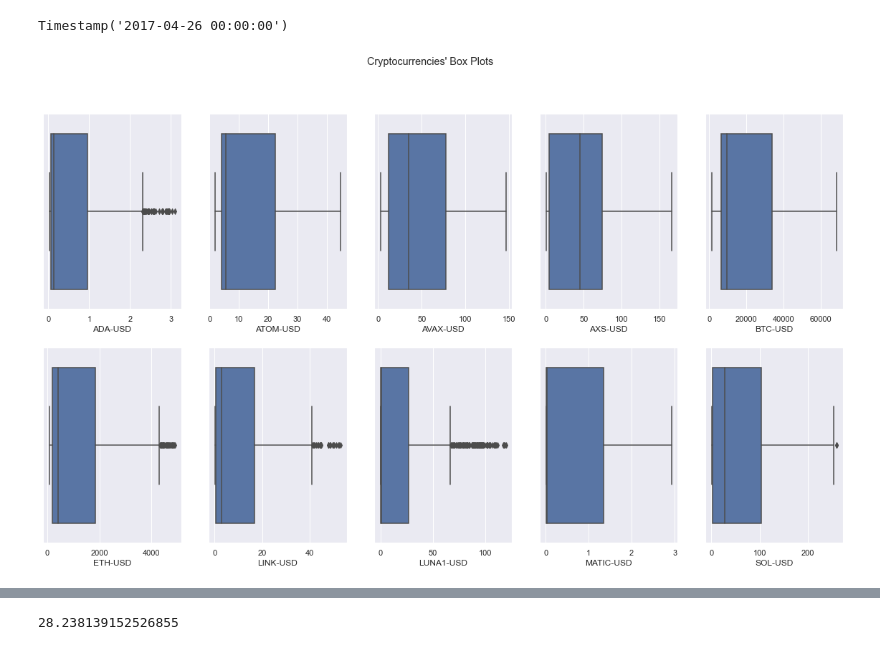
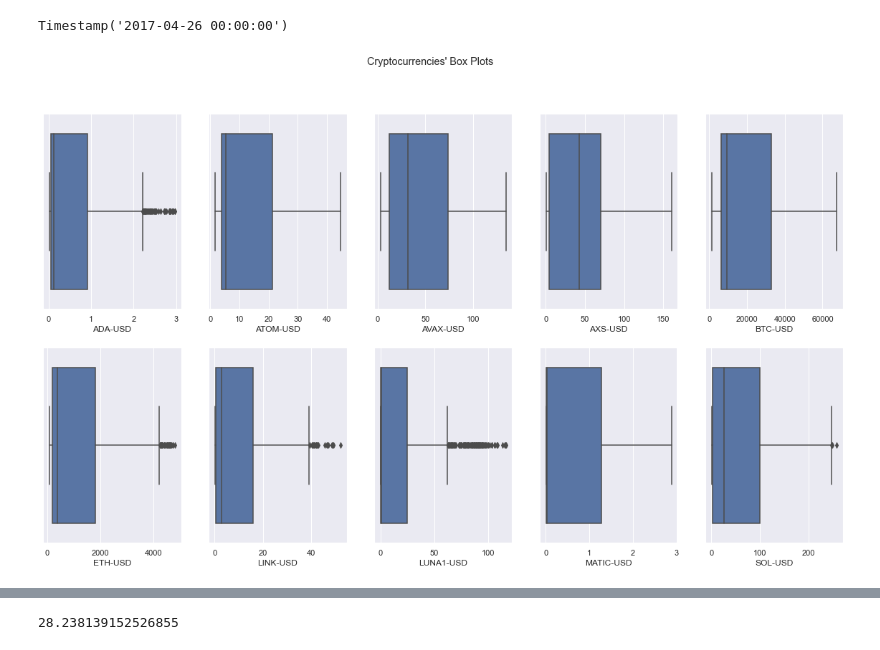
Before and after one commit to diogobulhosa/BC4, a Jupyter notebook: notebooks/NB_Mafalda.ipynb, the cells around one changed output, grey strips where cells are left out. Drawn from its saved outputs; the diff is of its cells as text; code cells hidden in the pictures.

```diff
--- a/notebooks/NB_Mafalda.ipynb
+++ b/notebooks/NB_Mafalda.ipynb
@@ -176,20 +180,20 @@ Timestamp('2017-04-26 00:00:00')
 # %%
 # All Numeric Variables' Box Plots in one figure
 sns.set()
 
 # Prepare figure. Create individual axes where each box plot will be placed
 fig, axes = plt.subplots(2, ceil(len(cryptocurrencies) / 2), figsize=(20, 11))
 
 # Plot data
 # Iterate across axes objects and associate each box plot:
 for ax, feat in zip(axes.flatten(),cryptocurrencies):
-    sns.boxplot(x=df_high[feat], ax=ax)
+    sns.boxplot(x=df_close[feat], ax=ax)
 
 # Layout
 # Add a centered title to the figure:
 title = "Cryptocurrencies' Box Plots"
 
 plt.suptitle(title)
 plt.show()
 # %% [output]
-[figure, old version]
+[figure, new version]
```
Also changed, not shown: parts of 17 cells of this notebook, 14 other files.
